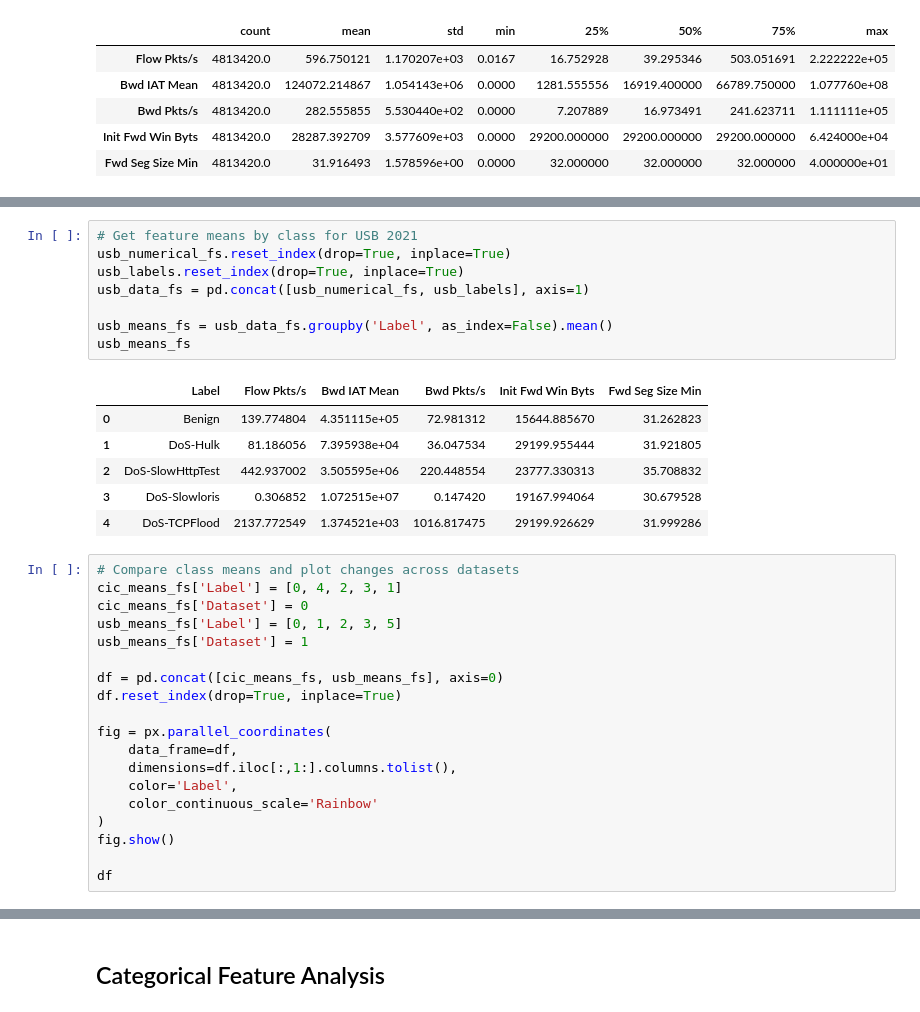
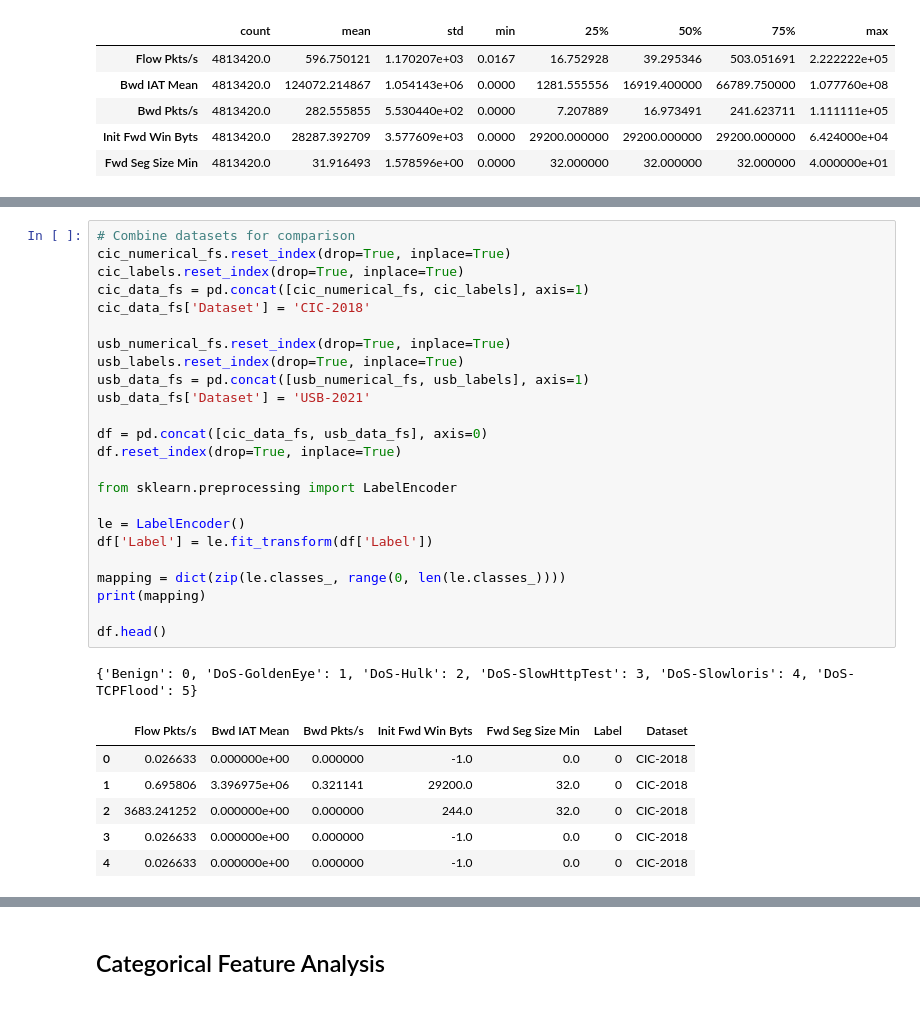
Before and after one commit to chanelfcheng/cross-organizational-cl, a Jupyter notebook: examine_features.ipynb, the cells around one changed output, grey strips where cells are left out. Saved outputs shown, nothing was run; the diff lists cells and outputs as text.

```diff
--- a/examine_features.ipynb
+++ b/examine_features.ipynb
@@ -289,34 +273,32 @@ cic_means_fs
-# %%
-# Get feature means by class for USB 2021
-usb_numerical_fs.reset_index(drop=True, inplace=True)
-usb_labels.reset_index(drop=True, inplace=True)
-usb_data_fs = pd.concat([usb_numerical_fs, usb_labels], axis=1)
-
-usb_means_fs = usb_data_fs.groupby('Label', as_index=False).mean()
-usb_means_fs
-# %% [output]
-|  | Label | Flow Pkts/s | Bwd IAT Mean | Bwd Pkts/s | Init Fwd Win Byts | Fwd Seg Size Min |
-| 0 | Benign | 139.774804 | 4.351115e+05 | 72.981312 | 15644.885670 | 31.262823 |
-| 1 | DoS-Hulk | 81.186056 | 7.395938e+04 | 36.047534 | 29199.955444 | 31.921805 |
-| 2 | DoS-SlowHttpTest | 442.937002 | 3.505595e+06 | 220.448554 | 23777.330313 | 35.708832 |
-| 3 | DoS-Slowloris | 0.306852 | 1.072515e+07 | 0.147420 | 19167.994064 | 30.679528 |
-| 4 | DoS-TCPFlood | 2137.772549 | 1.374521e+03 | 1016.817475 | 29199.926629 | 31.999286 |
-# %%
-# Compare class means and plot changes across datasets
-cic_means_fs['Label'] = [0, 4, 2, 3, 1]
-cic_means_fs['Dataset'] = 0
-usb_means_fs['Label'] = [0, 1, 2, 3, 5]
-usb_means_fs['Dataset'] = 1
-
-df = pd.concat([cic_means_fs, usb_means_fs], axis=0)
-df.reset_index(drop=True, inplace=True)
-
-fig = px.parallel_coordinates(
-    data_frame=df,
-    dimensions=df.iloc[:,1:].columns.tolist(),
-    color='Label',
-    color_continuous_scale='Rainbow'
-)
-fig.show()
-
-df
+# %%
+# Combine datasets for comparison
+cic_numerical_fs.reset_index(drop=True, inplace=True)
+cic_labels.reset_index(drop=True, inplace=True)
+cic_data_fs = pd.concat([cic_numerical_fs, cic_labels], axis=1)
+cic_data_fs['Dataset'] = 'CIC-2018'
+
+usb_numerical_fs.reset_index(drop=True, inplace=True)
+usb_labels.reset_index(drop=True, inplace=True)
+usb_data_fs = pd.concat([usb_numerical_fs, usb_labels], axis=1)
+usb_data_fs['Dataset'] = 'USB-2021'
+
+df = pd.concat([cic_data_fs, usb_data_fs], axis=0)
+df.reset_index(drop=True, inplace=True)
+
+from sklearn.preprocessing import LabelEncoder
+
+le = LabelEncoder()
+df['Label'] = le.fit_transform(df['Label'])
+
+mapping = dict(zip(le.classes_, range(0, len(le.classes_))))
+print(mapping)
+
+df.head()
+# %% [output]
+{'Benign': 0, 'DoS-GoldenEye': 1, 'DoS-Hulk': 2, 'DoS-SlowHttpTest': 3, 'DoS-Slowloris': 4, 'DoS-TCPFlood': 5}
+|  | Flow Pkts/s | Bwd IAT Mean | Bwd Pkts/s | Init Fwd Win Byts | Fwd Seg Size Min | Label | Dataset |
+| 0 | 0.026633 | 0.000000e+00 | 0.000000 | -1.0 | 0.0 | 0 | CIC-2018 |
+| 1 | 0.695806 | 3.396975e+06 | 0.321141 | 29200.0 | 32.0 | 0 | CIC-2018 |
+| 2 | 3683.241252 | 0.000000e+00 | 0.000000 | 244.0 | 32.0 | 0 | CIC-2018 |
+| 3 | 0.026633 | 0.000000e+00 | 0.000000 | -1.0 | 0.0 | 0 | CIC-2018 |
+| 4 | 0.026633 | 0.000000e+00 | 0.000000 | -1.0 | 0.0 | 0 | CIC-2018 |
```
Also changed, not shown: parts of 7 cells of this notebook.
